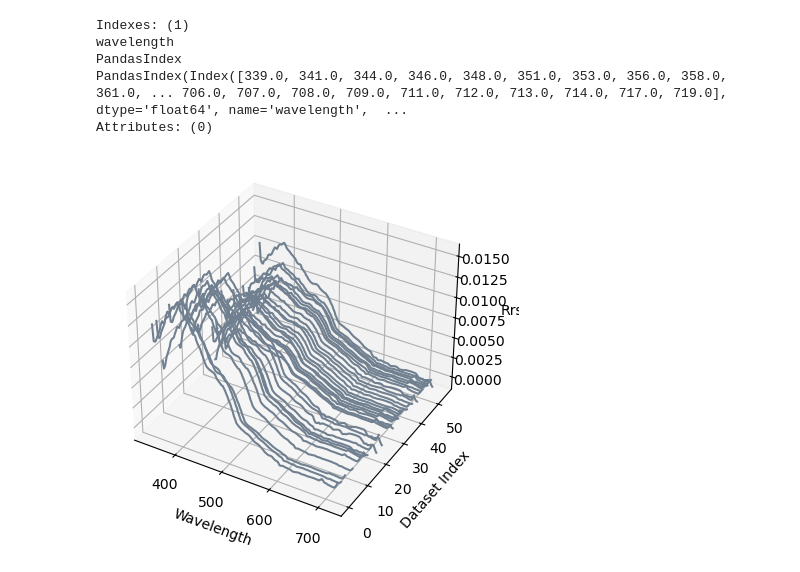
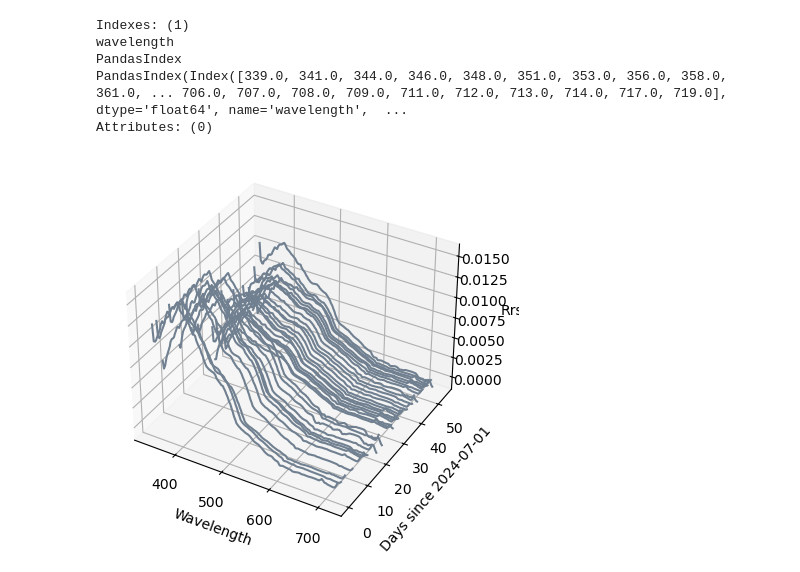
Before and after one commit to oceanhackweek/ohw24_proj_pace, a Jupyter notebook: contributor_folders/Phil/bloom_viz_pk.ipynb, the cells around one changed output. Drawn from its saved outputs; the diff is of its cells as text; code cells hidden in the pictures.

```diff
--- a/contributor_folders/Phil/bloom_viz_pk.ipynb
+++ b/contributor_folders/Phil/bloom_viz_pk.ipynb
@@ -112,33 +130,32 @@ Attributes: (0)
 # %%
 import xarray as xr
 import matplotlib.pyplot as plt
 import numpy as np
-from mpl_toolkits.mplot3d import Axes3D
 
+# Assuming average_per_dataset is already created using Dask
 fig = plt.figure()
 ax = fig.add_subplot(111, projection='3d')
 
-# Loop over the dataset dimension to extract the data for plotting
-for dataset_index in range(average_per_dataset.sizes['dataset']):
-    # Extract the wavelengths and Rrs values for this dataset
-    wavelengths = average_per_dataset['wavelength'].values
-    rrs_values = average_per_dataset.isel(dataset=dataset_index)['Rrs'].values
+# Extract wavelengths and Rrs values at once to avoid repeated computation
+wavelengths = average_per_dataset['wavelength'].values
+rrs_values = average_per_dataset['Rrs'].compute()  # Trigger computation for all datasets
 
-    # Use the dataset_index as the y-coordinate
-    y = np.full_like(wavelengths, dataset_index)
+# Create y-coordinates for each dataset
+y_indices = np.arange(rrs_values.shape[0])  # Create an array of dataset indices
 
-    # Plot in 3D space using a single color (e.g., slategray)
-    ax.plot(wavelengths, y, rrs_values, color='slategray')
+# Plot in 3D space using a single color (e.g., slategray)
+for dataset_index in range(rrs_values.shape[0]):
+    ax.plot(wavelengths, np.full_like(wavelengths, y_indices[dataset_index]), rrs_values[dataset_index], color='slategray')
 
 # Set axis labels
 ax.set_xlabel('Wavelength')
 ax.set_ylabel('Days since 2024-07-01')
 ax.set_zlabel('Rrs')
 
 # Rotate the plot 45 degrees along the Y-axis
 ax.view_init(elev=35, azim=-60)
 
 # Show the plot
 plt.show()
 # %% [output]
-[figure, old version]
+[figure, new version]
```
Also changed, not shown: parts of 1 cell of this notebook.
